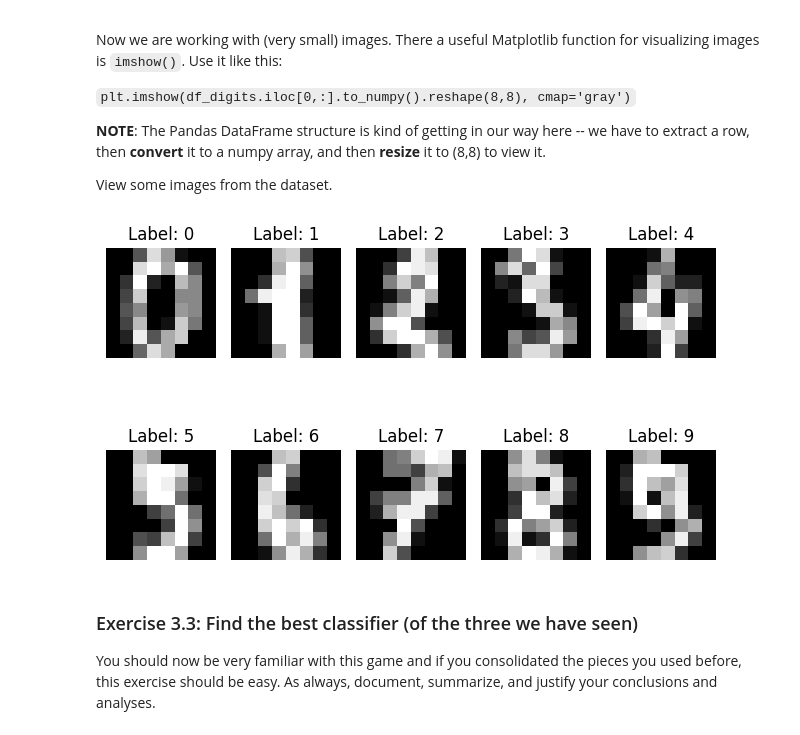
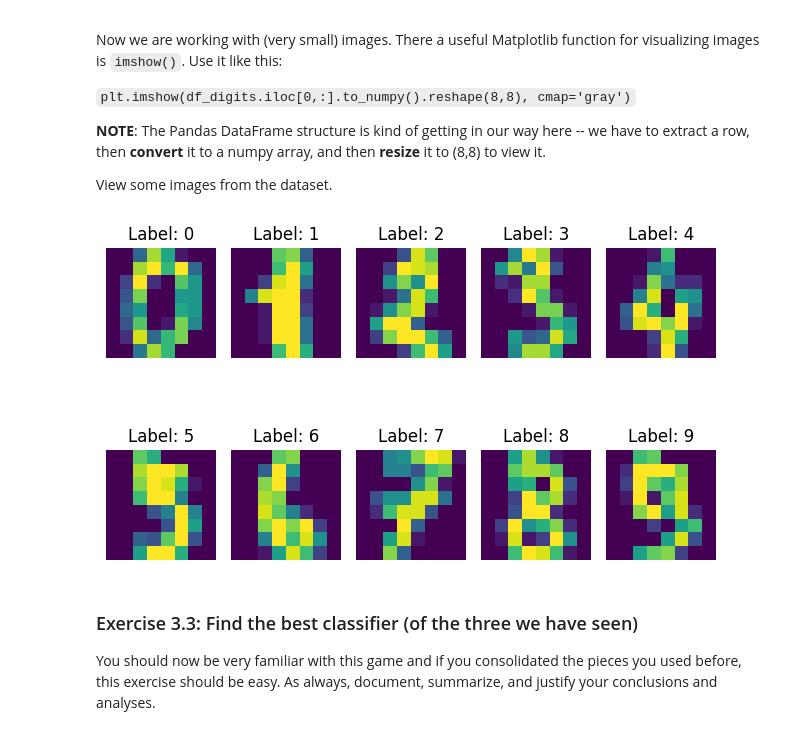
Before and after one commit to sbaglieri13/Machine_Learning_labs, a Jupyter notebook: lab #2.ipynb, the cells around one changed output. Drawn from its saved outputs; the diff is of its cells as text; code cells hidden in the pictures.

```diff
--- a/lab #2.ipynb
+++ b/lab #2.ipynb
@@ -465,14 +465,14 @@ View some images from the dataset.
 # %%
 for i in range(10):
     plt.subplot(2, 5, i + 1)
-    plt.imshow(df_digits.iloc[i, :].to_numpy().reshape(8, 8), cmap='gray')
+    plt.imshow(df_digits.iloc[i, :].to_numpy().reshape(8, 8))
     plt.title(f'Label: {targets_digits.iloc[i]}')
     plt.axis('off')
 
 plt.tight_layout()
 plt.show()
 # %% [output]
-[figure, old version]
+[figure, new version]
 # %% [markdown]
 ### Exercise 3.3: Find the best classifier (of the three we have seen)
 
```
Also changed, not shown: parts of 1 cell of this notebook.
